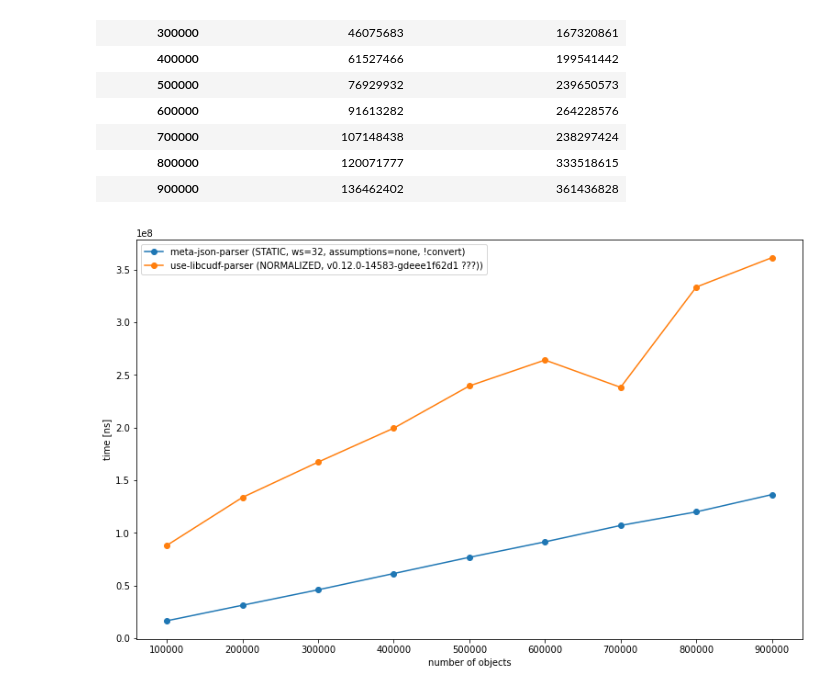
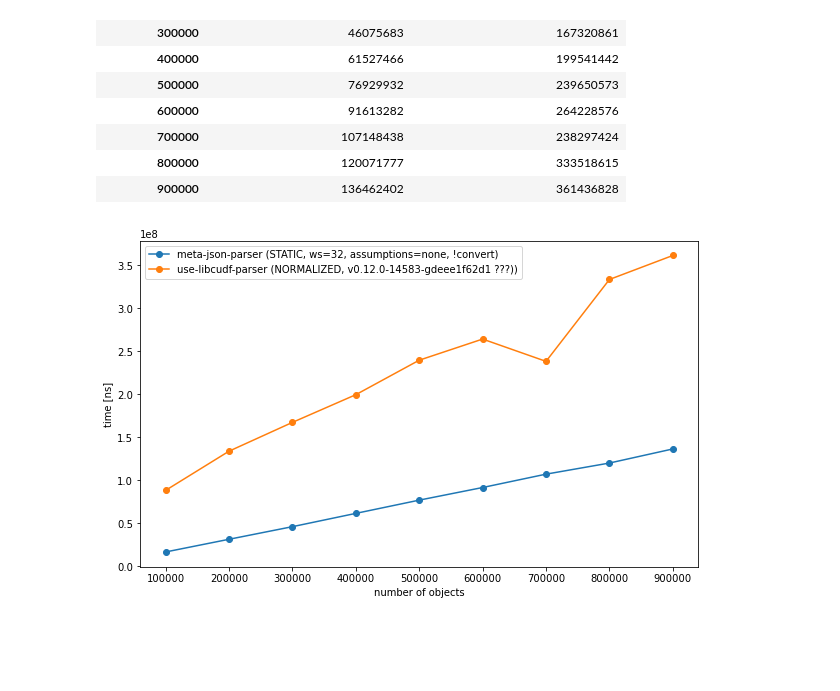
Before and after one commit to mis-wut/meta-json-parser, a Jupyter notebook: benchmark/notebooks/examine_benchmarks.ipynb, the cells around one changed output. Saved outputs shown, nothing was run; the diff lists cells and outputs as text; code cells hidden in the pictures; blank space fills up the shorter version.

```diff
--- a/benchmark/notebooks/examine_benchmarks.ipynb
+++ b/benchmark/notebooks/examine_benchmarks.ipynb
@@ -188,9 +188,9 @@ df_cmp
 | 800000 | 120071777 | 333518615 |
 | 900000 | 136462402 | 361436828 |
 # %%
-plt = df_cmp.plot(
-    figsize=(13,8), style='o-',
+ax = df_cmp.plot(
+    figsize=(10,6), style='o-',
     ylabel='time [ns]'
 )
 # %% [output]
-[figure, old version]
+[figure, new version]
```
Also changed, not shown: parts of 7 cells of this notebook.
